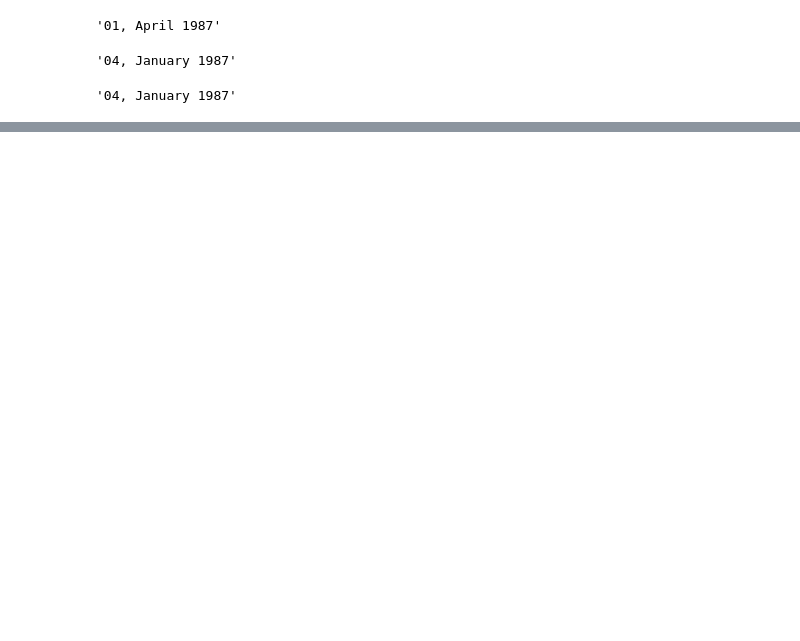
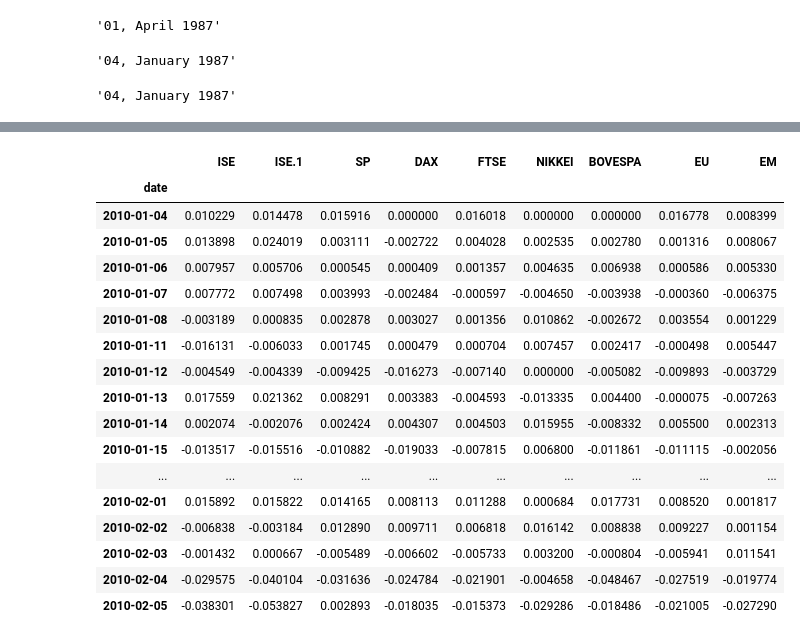
Before and after one commit to MrFanciful/Modern-Time-Series-Forecasting-with-Python-2E, a Jupyter notebook: my_work/chapter_02/01_My_Missing_Values.ipynb, the cells around one changed output, grey strips where cells are left out. Drawn from its saved outputs; the diff is of its cells as text; code cells hidden in the pictures; blank space fills up the shorter version.

```diff
--- a/my_work/chapter_02/01_My_Missing_Values.ipynb
+++ b/my_work/chapter_02/01_My_Missing_Values.ipynb
@@ -47,3 +45,6 @@ pd.to_datetime('4-1-1987', dayfirst=True).strftime('%d, %B %Y')
 pd.to_datetime('4|1|1987', format='%d|%m|%Y').strftime('%d, %B %Y')
 # %% [output]
 '04, January 1987'
+# %%
+df['date'] = pd.to_datetime(df['date'], yearfirst=True)
+df['date'].dtype
@@ -49,0 +86,2 @@ pd.to_datetime('4|1|1987', format='%d|%m|%Y').strftime('%d, %B %Y')
+# %%
+df.set_index('date', inplace=True)
@@ -49,0 +105,21 @@ pd.to_datetime('4|1|1987', format='%d|%m|%Y').strftime('%d, %B %Y')
+# %%
+df['2010-01-04': '2010-02-06']
+# %% [output]
+|  | ISE | ISE.1 | SP | DAX | FTSE | NIKKEI | BOVESPA | EU | EM |
+| date |  |  |  |  |  |  |  |  |  |
+| 2010-01-04 | 0.010229 | 0.014478 | 0.015916 | 0.000000 | 0.016018 | 0.000000 | 0.000000 | 0.016778 | 0.008399 |
+| 2010-01-05 | 0.013898 | 0.024019 | 0.003111 | -0.002722 | 0.004028 | 0.002535 | 0.002780 | 0.001316 | 0.008067 |
+| 2010-01-06 | 0.007957 | 0.005706 | 0.000545 | 0.000409 | 0.001357 | 0.004635 | 0.006938 | 0.000586 | 0.005330 |
+| 2010-01-07 | 0.007772 | 0.007498 | 0.003993 | -0.002484 | -0.000597 | -0.004650 | -0.003938 | -0.000360 | -0.006375 |
+| 2010-01-08 | -0.003189 | 0.000835 | 0.002878 | 0.003027 | 0.001356 | 0.010862 | -0.002672 | 0.003554 | 0.001229 |
+| 2010-01-11 | -0.016131 | -0.006033 | 0.001745 | 0.000479 | 0.000704 | 0.007457 | 0.002417 | -0.000498 | 0.005447 |
+| 2010-01-12 | -0.004549 | -0.004339 | -0.009425 | -0.016273 | -0.007140 | 0.000000 | -0.005082 | -0.009893 | -0.003729 |
+| 2010-01-13 | 0.017559 | 0.021362 | 0.008291 | 0.003383 | -0.004593 | -0.013335 | 0.004400 | -0.000075 | -0.007263 |
+| 2010-01-14 | 0.002074 | -0.002076 | 0.002424 | 0.004307 | 0.004503 | 0.015955 | -0.008332 | 0.005500 | 0.002313 |
+| 2010-01-15 | -0.013517 | -0.015516 | -0.010882 | -0.019033 | -0.007815 | 0.006800 | -0.011861 | -0.011115 | -0.002056 |
+| ... | ... | ... | ... | ... | ... | ... | ... | ... | ... |
+| 2010-02-01 | 0.015892 | 0.015822 | 0.014165 | 0.008113 | 0.011288 | 0.000684 | 0.017731 | 0.008520 | 0.001817 |
+| 2010-02-02 | -0.006838 | -0.003184 | 0.012890 | 0.009711 | 0.006818 | 0.016142 | 0.008838 | 0.009227 | 0.001154 |
+| 2010-02-03 | -0.001432 | 0.000667 | -0.005489 | -0.006602 | -0.005733 | 0.003200 | -0.000804 | -0.005941 | 0.011541 |
+| 2010-02-04 | -0.029575 | -0.040104 | -0.031636 | -0.024784 | -0.021901 | -0.004658 | -0.048467 | -0.027519 | -0.019774 |
+| 2010-02-05 | -0.038301 | -0.053827 | 0.002893 | -0.018035 | -0.015373 | -0.029286 | -0.018486 | -0.021005 | -0.027290 |
```
Also changed, not shown: parts of 9 cells of this notebook.
